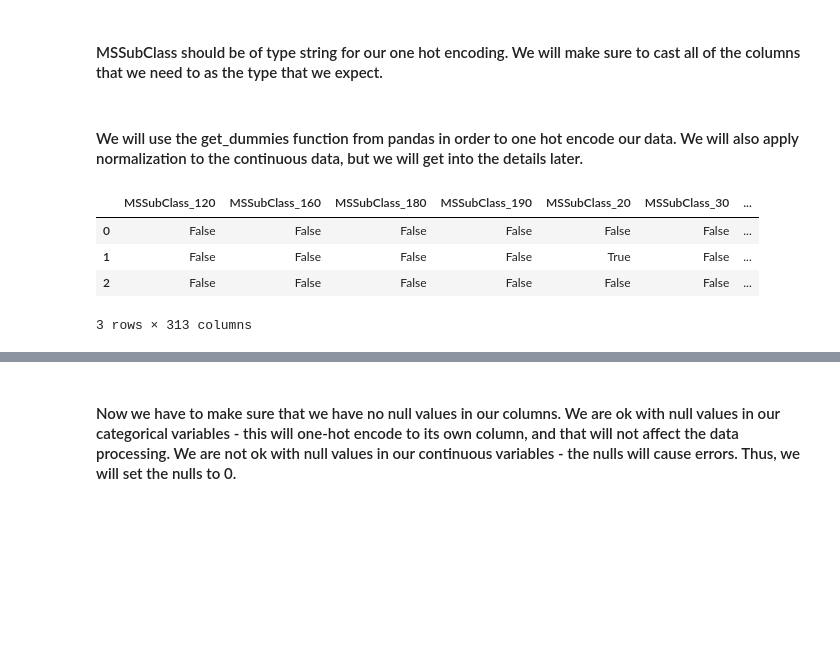
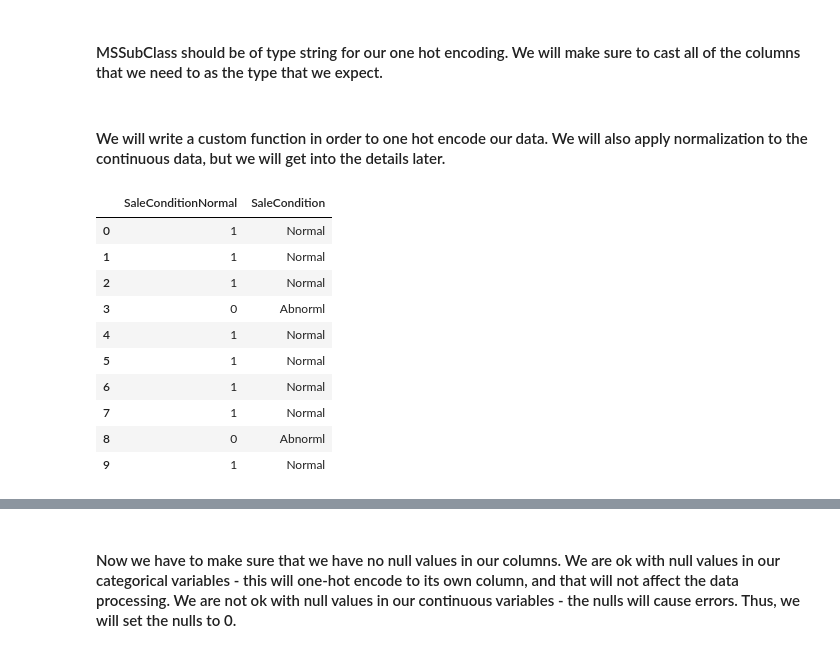
Before and after one commit to HirePaul/MyDataScienceProjects, a Jupyter notebook: HousingPrediction.ipynb, the cells around one changed output, grey strips where cells are left out. Saved outputs shown, nothing was run; the diff lists cells and outputs as text; code cells hidden in the pictures; blank space fills up the shorter version.

```diff
--- a/HousingPrediction.ipynb
+++ b/HousingPrediction.ipynb
@@ -100,12 +105,27 @@ memory usage: 912.6+ KB
 # %%
 myDataFrame[oneHotList]=myDataFrame[oneHotList].astype(str)
 # %% [markdown]
-#### We will use the get_dummies function from pandas in order to one hot encode our data. We will also apply normalization to the continuous data, but we will get into the details later.
+#### We will write a custom function in order to one hot encode our data. We will also apply normalization to the continuous data, but we will get into the details later.
 # %%
-pd.get_dummies(myDataFrame[oneHotList]).head(3)
+myEncodingDict={}
+for column in oneHotList:
+    myEncodingDict[column]=[]
+    for category in myDataFrame[column].unique():
+        myEncodingDict[column].append(column+category)
+    for newcolumn in myEncodingDict[column]:
+        myDataFrame[newcolumn]=0;
+        myDataFrame.loc[(myDataFrame[column] == newcolumn[len(column):]), newcolumn] = 1;
-# %% [output]
-|  | MSSubClass_120 | MSSubClass_160 | MSSubClass_180 | MSSubClass_190 | MSSubClass_20 | MSSubClass_30 | ... |
-| 0 | False | False | False | False | False | False | ... |
-| 1 | False | False | False | False | True | False | ... |
-| 2 | False | False | False | False | False | False | ... |
-3 rows × 313 columns
+# %%
+myDataFrame[['SaleConditionNormal','SaleCondition']].head(10)
+# %% [output]
+|  | SaleConditionNormal | SaleCondition |
+| 0 | 1 | Normal |
+| 1 | 1 | Normal |
+| 2 | 1 | Normal |
+| 3 | 0 | Abnorml |
+| 4 | 1 | Normal |
+| 5 | 1 | Normal |
+| 6 | 1 | Normal |
+| 7 | 1 | Normal |
+| 8 | 0 | Abnorml |
+| 9 | 1 | Normal |
```
Also changed, not shown: parts of 50 cells of this notebook, 1 other file.
